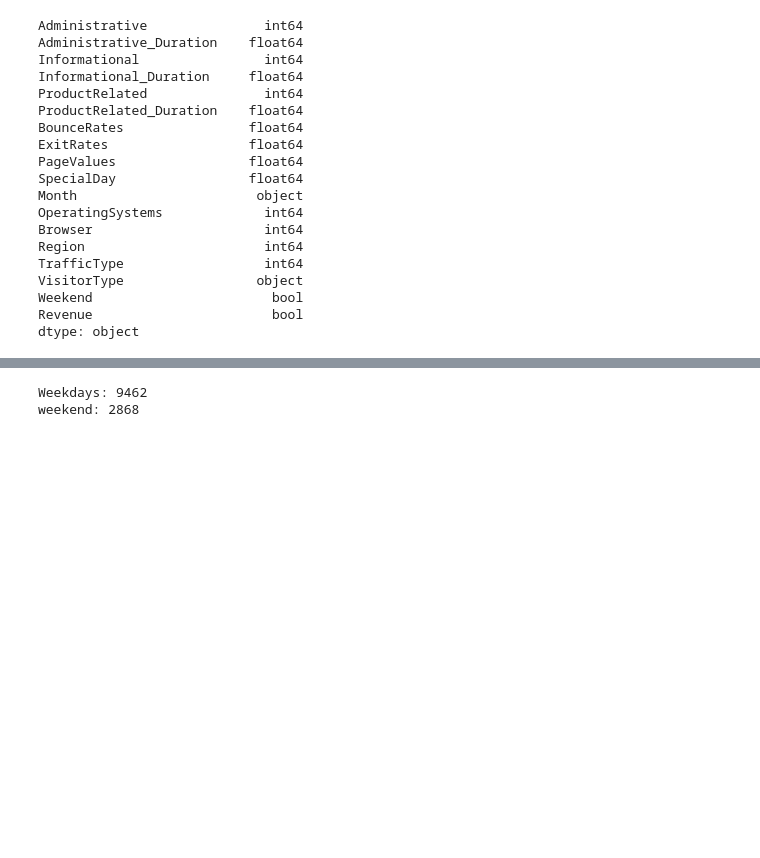
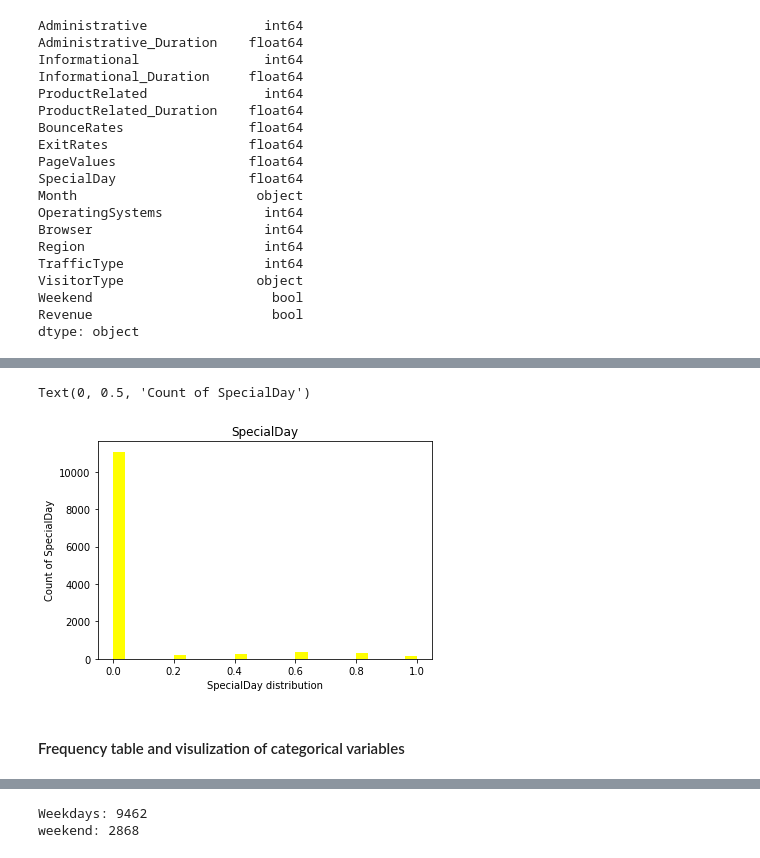
Before and after one commit to SepidehMohammadi/Capstone_python, a Jupyter notebook: Online Shoppers Purchasing Intention.ipynb, the cells around one changed output, grey strips where cells are left out. Cells and saved outputs as stored; diff of their text form; code cells hidden in the pictures; blank space fills up the shorter version.

```diff
--- a/Online Shoppers Purchasing Intention.ipynb
+++ b/Online Shoppers Purchasing Intention.ipynb
@@ -22,2 +29,0 @@ path = os.path.join("Resources", "online_shoppers_intention.csv")
-# %%
-OSHIdf = pd.read_csv(path)
@@ -641,0 +210,11 @@ pd.crosstab(index = OSHIdf["Weekend"], columns = "Count")
+# %%
+#Page Values
+hist_plot_SpecialDay = OSHIdf['SpecialDay'].hist(bins = 25, grid = False, color = "yellow")
+hist_plot_SpecialDay.set_title('SpecialDay')
+hist_plot_SpecialDay.set_xlabel('SpecialDay distribution')
+hist_plot_SpecialDay.set_ylabel('Count of SpecialDay')
+# %% [output]
+Text(0, 0.5, 'Count of SpecialDay')
+[figure, added]
+# %% [markdown]
+#### Frequency table and visulization of categorical variables
```
Also changed, not shown: parts of 186 cells of this notebook, 4 other files.
